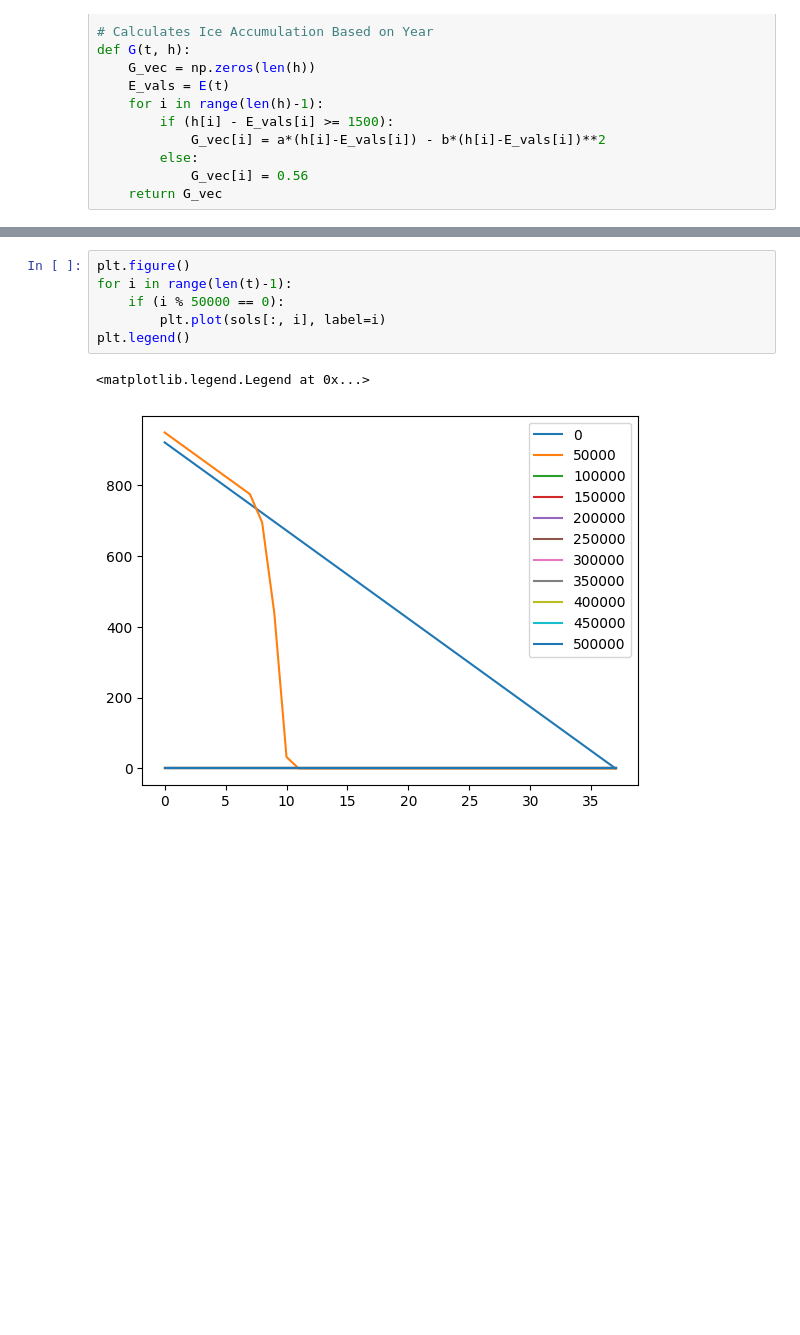
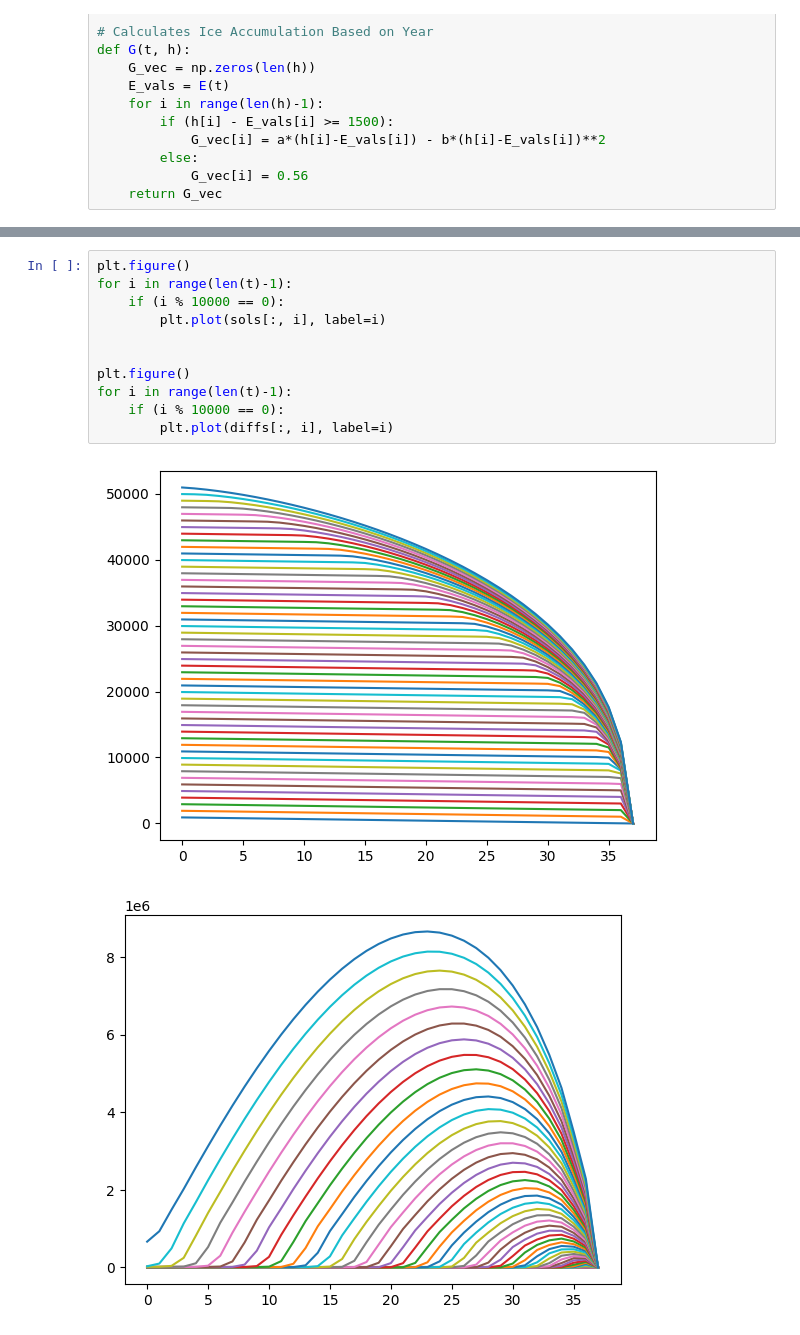
Before and after one commit to amitaanand9/eas-4610-final-project, a Jupyter notebook: allcode.ipynb, the cells around one changed output, grey strips where cells are left out. Drawn from its saved outputs; the diff is of its cells as text; blank space fills up the shorter version.

```diff
--- a/allcode.ipynb
+++ b/allcode.ipynb
@@ -206,9 +214,14 @@ IndexError: index 501 is out of bounds for axis 1 with size 501
 # %%
 plt.figure()
 for i in range(len(t)-1):
-    if (i % 50000 == 0):
+    if (i % 10000 == 0):
         plt.plot(sols[:, i], label=i)
-plt.legend()
+
+
+plt.figure()
+for i in range(len(t)-1):
+    if (i % 10000 == 0):
+        plt.plot(diffs[:, i], label=i)
 # %% [output]
-<matplotlib.legend.Legend at 0x...>
-[figure, old version]
+[figure, new version]
+[figure, added]
```
Also changed, not shown: parts of 2 cells of this notebook.
